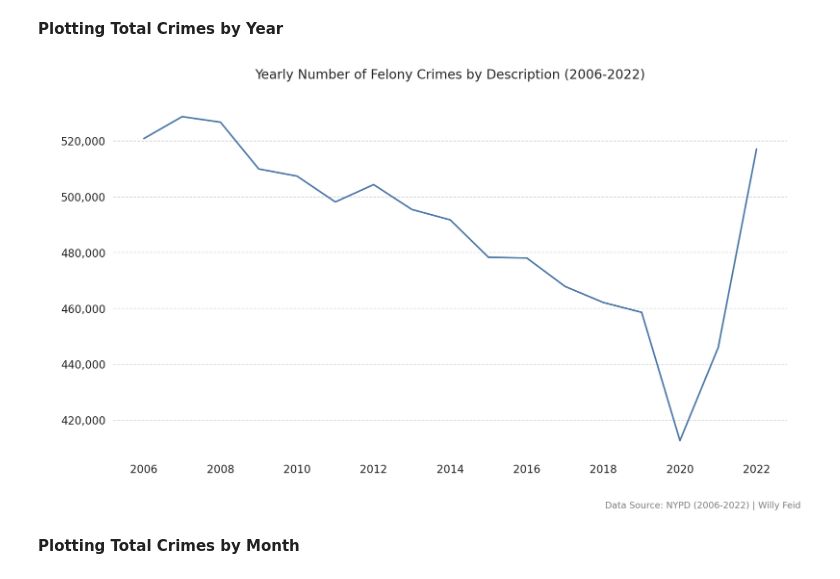
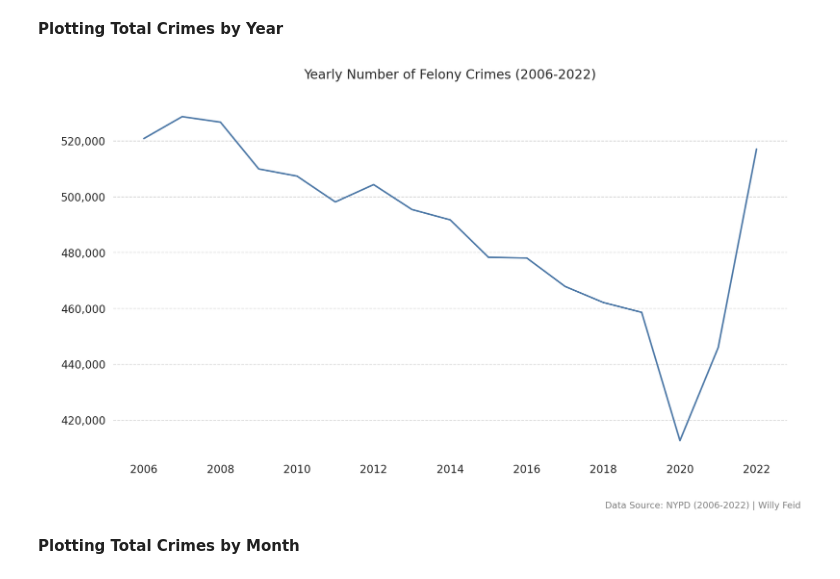
Before and after one commit to WillyFeid/NYPD_Crimes_Analysis, a Jupyter notebook: Code/NYPD_Crime_Reports_Dataset-Exploration.ipynb, the cells around one changed output. Cells and saved outputs as stored; diff of their text form; code cells hidden in the pictures.

```diff
--- a/Code/NYPD_Crime_Reports_Dataset-Exploration.ipynb
+++ b/Code/NYPD_Crime_Reports_Dataset-Exploration.ipynb
@@ -229,8 +221,8 @@ df3
 sns.set_style("whitegrid")
 
 # Plot
-fig, ax = plt.subplots(figsize=(10, 6))
-df3['num_crimes'].sort_values().plot(kind='barh', ax=ax, color=chartcolor, edgecolor='none')
+fig, ax = plt.subplots(figsize=(10, 8))
+df3.set_index('OFNS_DESC')['num_crimes'].sort_values().plot(kind='barh', ax=ax, color=chartcolor, edgecolor='none')
 
 # Removing fig box
 for spine in ax.spines.values():
@@ -300,32 +292,32 @@ df_yr
 # %%
 # Plotting crimes by year
 
 sns.set_style("whitegrid")
 fig, ax = plt.subplots(figsize=(10, 6))
 ax.plot(df_yr['crime_date'], df_yr['num_crimes'], color=chartcolor)
 
 # Removing fig box
 for spine in ax.spines.values():
   spine.set_visible(False)
 
 # Using format_ticks function created earlier to add commas to y values
 ax.yaxis.set_major_formatter(FuncFormatter(format_ticks))
 
 # Titles and formatting
 ax.tick_params(bottom=False, left=False)  # Remove the ticks
 ax.set_xlabel(" ")
 ax.set_ylabel(" ")
-ax.set_title("Yearly Number of Felony Crimes by Description (2006-2022)", pad=20)
+ax.set_title("Yearly Number of Felony Crimes (2006-2022)", pad=20)
 
 ax.text(1.02, -0.15, caption_text, transform=ax.transAxes, fontsize='small', color='gray', ha='right', va='bottom')
 ax.xaxis.grid(False)
 ax.yaxis.grid(True, linestyle="--", linewidth=0.7, color='lightgray')
 
 plt.tight_layout()
 
 plt.show()
 # %% [output]
-[figure, old version]
+[figure, new version]
 # %% [markdown]
 **Plotting Total Crimes by Month**
 # %%
```
Also changed, not shown: parts of 6 cells of this notebook, 8 other files.
